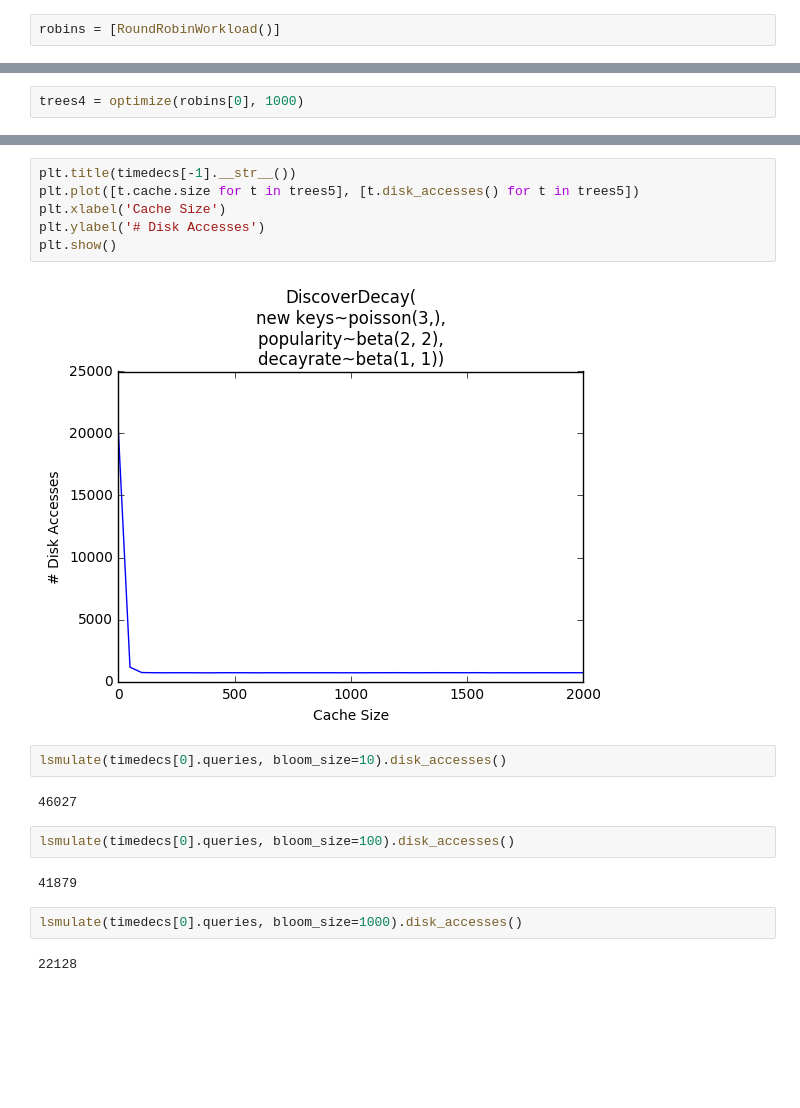
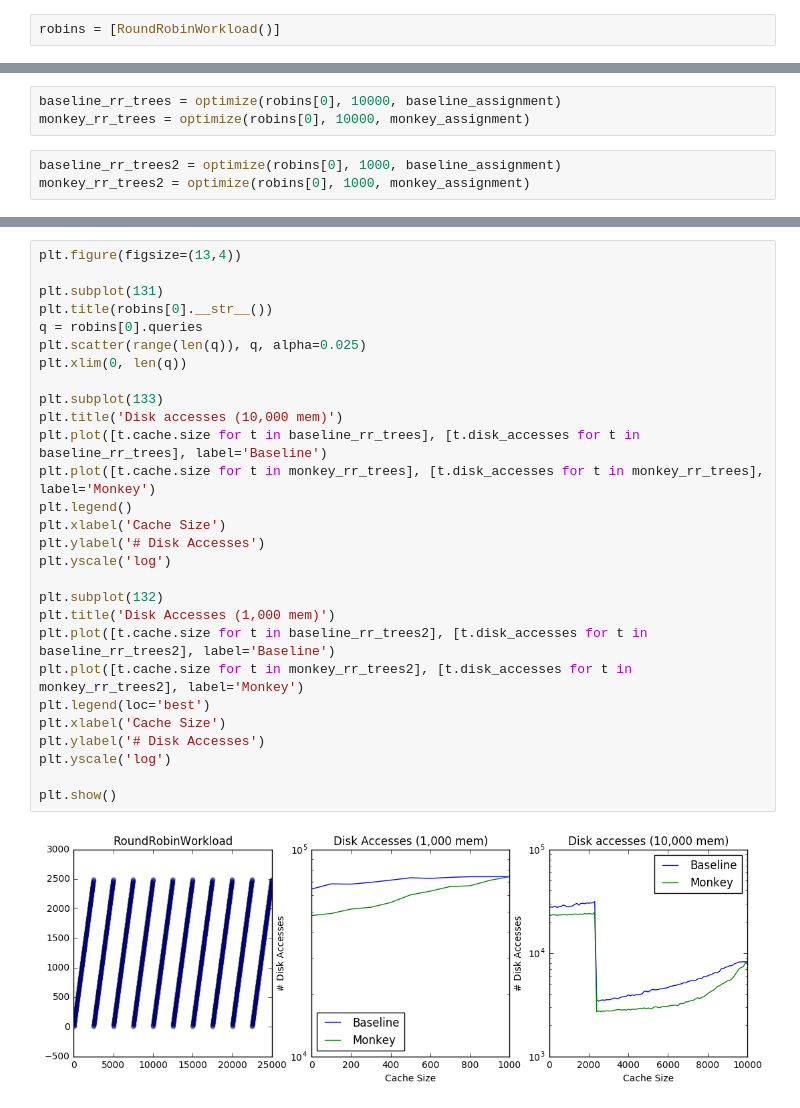
Before and after one commit to asross/cs265, a Jupyter notebook: simulations/lsoptimizer.ipynb, the cells around one changed output, grey strips where cells are left out. Drawn from its saved outputs; the diff is of its cells as text; blank space fills up the shorter version.

```diff
--- a/simulations/lsoptimizer.ipynb
+++ b/simulations/lsoptimizer.ipynb
@@ -38,2 +105,6 @@ trees3 = optimize(timedecs[0], 10000)
+# %%
+baseline_rr_trees = optimize(robins[0], 10000, baseline_assignment)
+monkey_rr_trees = optimize(robins[0], 10000, monkey_assignment)
 # %%
-trees4 = optimize(robins[0], 1000)
+baseline_rr_trees2 = optimize(robins[0], 1000, baseline_assignment)
+monkey_rr_trees2 = optimize(robins[0], 1000, monkey_assignment)
@@ -74,20 +111,30 @@ plt.show()
-# %%
-plt.title(timedecs[-1].__str__())
-plt.plot([t.cache.size for t in trees5], [t.disk_accesses() for t in trees5])
-plt.xlabel('Cache Size')
-plt.ylabel('# Disk Accesses')
-plt.show()
-# %% [output]
-[figure, removed]
-# %%
-lsmulate(timedecs[0].queries, bloom_size=10).disk_accesses()
-# %% [output]
-46027
-# %%
-lsmulate(timedecs[0].queries, bloom_size=100).disk_accesses()
-# %% [output]
-41879
-# %%
-lsmulate(timedecs[0].queries, bloom_size=1000).disk_accesses()
-# %% [output]
-22128
+# %%
+plt.figure(figsize=(13,4))
+
+plt.subplot(131)
+plt.title(robins[0].__str__())
+q = robins[0].queries
+plt.scatter(range(len(q)), q, alpha=0.025)
+plt.xlim(0, len(q))
+
+plt.subplot(133)
+plt.title('Disk accesses (10,000 mem)')
+plt.plot([t.cache.size for t in baseline_rr_trees], [t.disk_accesses for t in baseline_rr_trees], label='Baseline')
+plt.plot([t.cache.size for t in monkey_rr_trees], [t.disk_accesses for t in monkey_rr_trees], label='Monkey')
+plt.legend()
+plt.xlabel('Cache Size')
+plt.ylabel('# Disk Accesses')
+plt.yscale('log')
+
+plt.subplot(132)
+plt.title('Disk Accesses (1,000 mem)')
+plt.plot([t.cache.size for t in baseline_rr_trees2], [t.disk_accesses for t in baseline_rr_trees2], label='Baseline')
+plt.plot([t.cache.size for t in monkey_rr_trees2], [t.disk_accesses for t in monkey_rr_trees2], label='Monkey')
+plt.legend(loc='best')
+plt.xlabel('Cache Size')
+plt.ylabel('# Disk Accesses')
+plt.yscale('log')
+
+plt.show()
+# %% [output]
+[figure, added]
```
Also changed, not shown: parts of 15 cells of this notebook, 3 other files.
